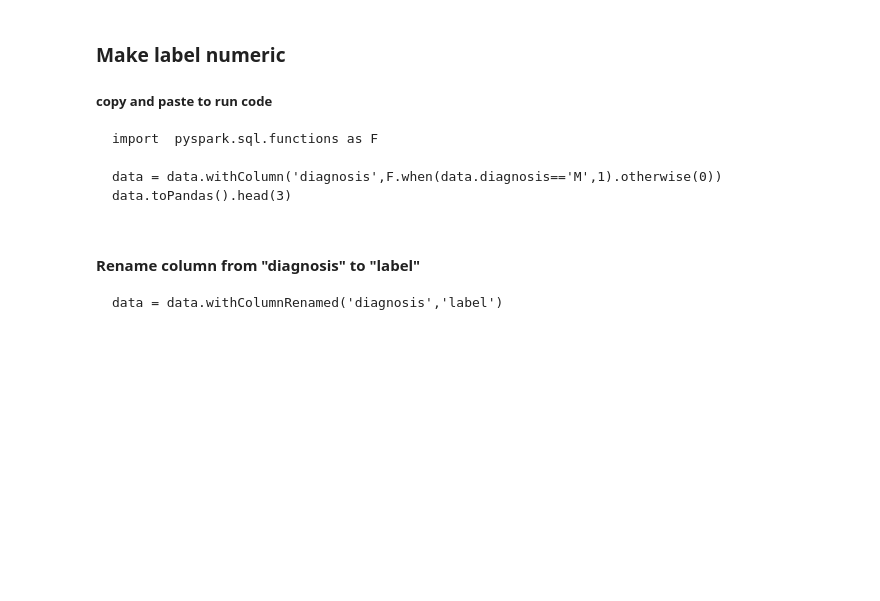
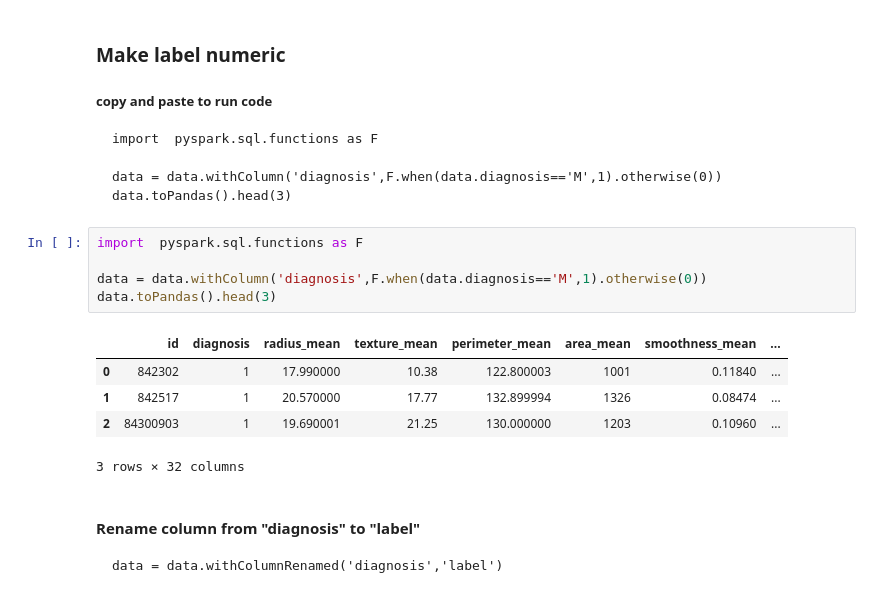
Before and after one commit to joshishwetha/dsx-spark, a Jupyter notebook: Lab 3 - Machine Learning Student.ipynb, the cells around one changed output. Cells and saved outputs as stored; diff of their text form; blank space fills up the shorter version.

```diff
--- a/Lab 3 - Machine Learning Student.ipynb
+++ b/Lab 3 - Machine Learning Student.ipynb
@@ -113,6 +176,17 @@ data.dtypes
 
     data = data.withColumn('diagnosis',F.when(data.diagnosis=='M',1).otherwise(0))
     data.toPandas().head(3)
+# %%
+import  pyspark.sql.functions as F
+
+data = data.withColumn('diagnosis',F.when(data.diagnosis=='M',1).otherwise(0))
+data.toPandas().head(3)
+# %% [output]
+|  | id | diagnosis | radius_mean | texture_mean | perimeter_mean | area_mean | smoothness_mean | ... |
+| 0 | 842302 | 1 | 17.990000 | 10.38 | 122.800003 | 1001 | 0.11840 | ... |
+| 1 | 842517 | 1 | 20.570000 | 17.77 | 132.899994 | 1326 | 0.08474 | ... |
+| 2 | 84300903 | 1 | 19.690001 | 21.25 | 130.000000 | 1203 | 0.10960 | ... |
+3 rows × 32 columns
 # %% [markdown]
 #### Rename column from "diagnosis" to "label"
 
```
Also changed, not shown: parts of 44 cells of this notebook.
